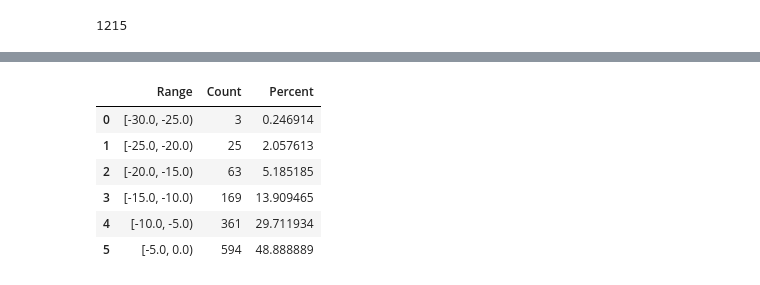
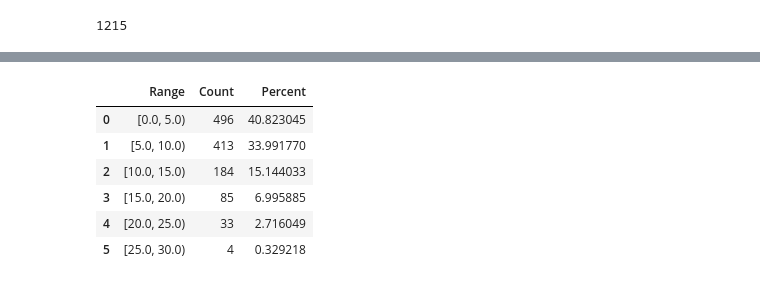
Before and after one commit to cwpace97/sports_analysis, a Jupyter notebook: nba_viz.ipynb, the cells around one changed output, grey strips where cells are left out. Saved outputs shown, nothing was run; the diff lists cells and outputs as text; code cells hidden in the pictures.

```diff
--- a/nba_viz.ipynb
+++ b/nba_viz.ipynb
@@ -6,8 +6,11 @@ import numpy as np
 import statsmodels.api as sm
 # %%
 df = pd.read_csv('outputs/comebacks_v1.csv')
-df = df[df['deficit']<=0]
+df = df[df['largest_deficit']<=0]
 df = df[df['game title'] != 'Oklahoma City Thunder at Dallas Mavericks']
 print(len(df))
+
+df['largest_deficit'] = df['largest_deficit']*-1
+df['latest_deficit'] = df['latest_deficit']*-1
 # %% [output]
 1215
@@ -29,24 +77,24 @@ Text(0.5, 0, 'Deficit')
 # %%
-min_val = df['deficit'].min()
-max_val = df['deficit'].max()
+min_val = df['largest_deficit'].min()
+max_val = df['largest_deficit'].max()
 bins = np.arange(min_val, max_val + 5, 5)  # Creates bins with width 5
 
 # Compute histogram
-counts, bin_edges = np.histogram(df['deficit'], bins=bins)
+counts, bin_edges = np.histogram(df['largest_deficit'], bins=bins)
 
 # Create a DataFrame with bin ranges and counts
 hist_table = pd.DataFrame({
     'Range': [f"[{bin_edges[i]:.1f}, {bin_edges[i+1]:.1f})" for i in range(len(bin_edges) - 1)],
     'Count': counts
 })
 
 hist_table['Percent'] = hist_table['Count'] / len(df) * 100
 hist_table
 # %% [output]
 |  | Range | Count | Percent |
-| 0 | [-30.0, -25.0) | 3 | 0.246914 |
-| 1 | [-25.0, -20.0) | 25 | 2.057613 |
-| 2 | [-20.0, -15.0) | 63 | 5.185185 |
-| 3 | [-15.0, -10.0) | 169 | 13.909465 |
-| 4 | [-10.0, -5.0) | 361 | 29.711934 |
-| 5 | [-5.0, 0.0) | 594 | 48.888889 |
+| 0 | [0.0, 5.0) | 496 | 40.823045 |
+| 1 | [5.0, 10.0) | 413 | 33.991770 |
+| 2 | [10.0, 15.0) | 184 | 15.144033 |
+| 3 | [15.0, 20.0) | 85 | 6.995885 |
+| 4 | [20.0, 25.0) | 33 | 2.716049 |
+| 5 | [25.0, 30.0) | 4 | 0.329218 |
```
Also changed, not shown: parts of 13 cells of this notebook, 16 other files.
